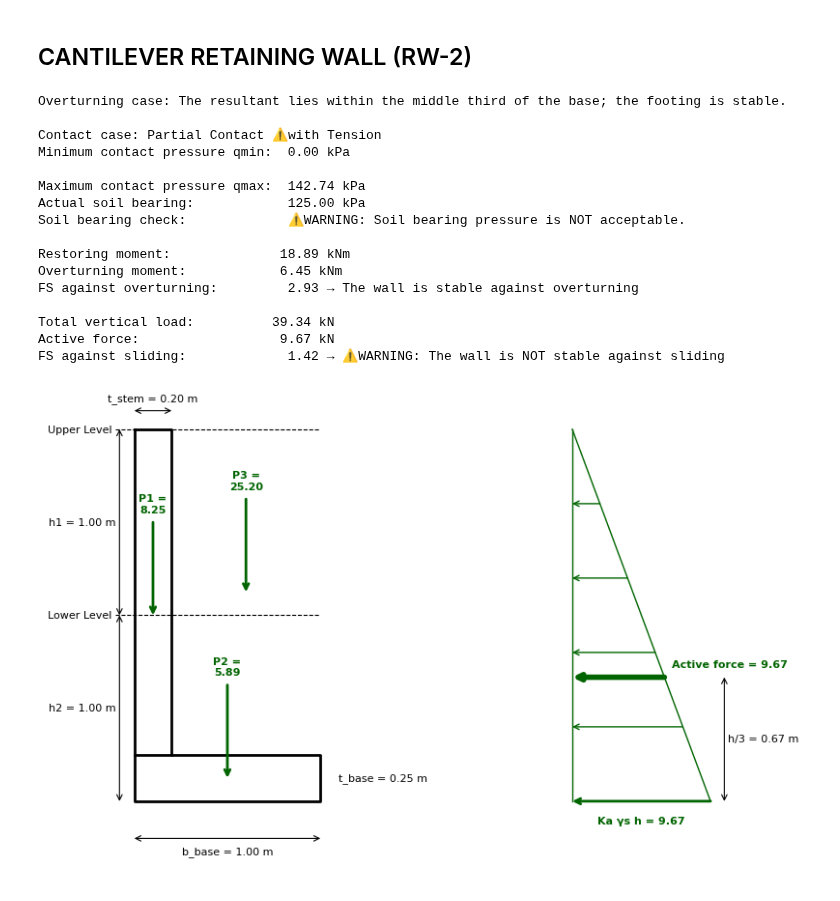
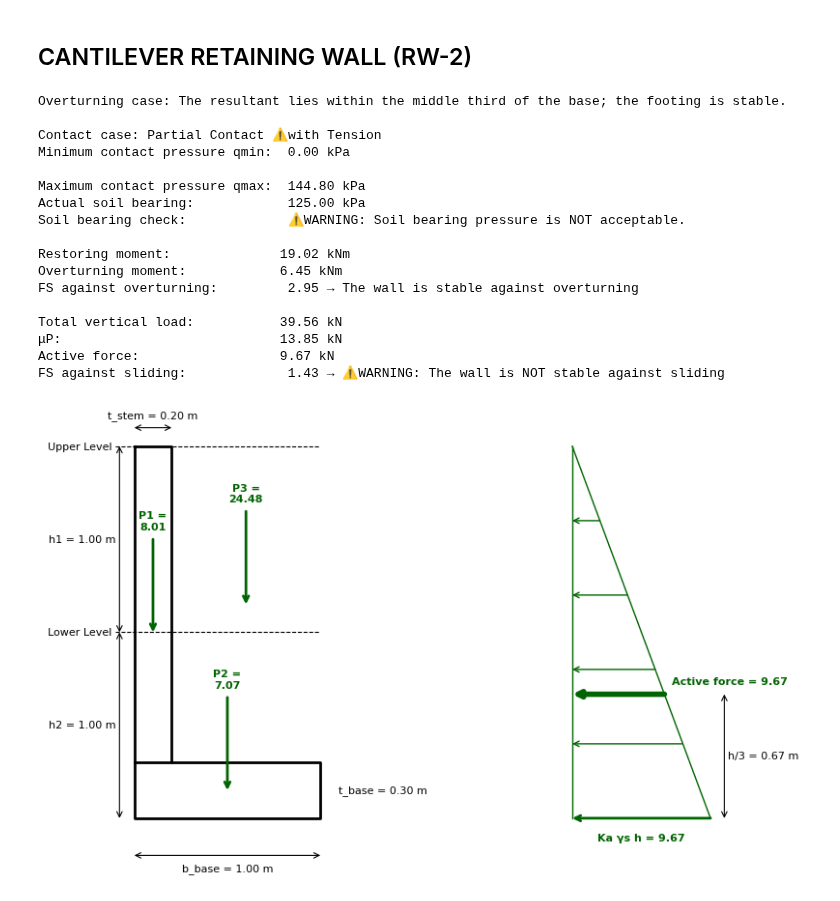
Before and after one commit to albertp16/concretedesignpy, a Jupyter notebook: to develop/Retaining Wall/retaining_wall.ipynb, the cells around one changed output. Cells and saved outputs as stored; diff of their text form; code cells hidden in the pictures.

```diff
--- a/to develop/Retaining Wall/retaining_wall.ipynb
+++ b/to develop/Retaining Wall/retaining_wall.ipynb
@@ -113,6 +113,7 @@ def plain_retaining_wall(soil_unit_weight,soil_friction_angle,soil_concrete_fric
 
     fs_overturning = total_restoring_moment / overturning_moment
     fs_sliding = (soil_concrete_friction_coefficient * total_vertical_load) / active_force
+    myu_p = soil_concrete_friction_coefficient * total_vertical_load
 
     fs_checking = evaluate_stability(max_pressure, min_pressure, soil_bearing, fs_overturning, fs_sliding)
 
@@ -278,7 +279,8 @@ def plain_retaining_wall(soil_unit_weight,soil_friction_angle,soil_concrete_fric
     print (f"Overturning moment:            {overturning_moment:.2f} kNm")
     print(f"FS against overturning:         {fs_overturning:.2f} → {fs_checking[1]}\n")
 
-    print (f"Total vertical load:          {total_vertical_load:.2f} kN")
+    print (f"Total vertical load:           {total_vertical_load:.2f} kN")
+    print (f"μP:                            {myu_p:.2f} kN")
     print (f"Active force:                  {active_force:.2f} kN")
     print(f"FS against sliding:             {fs_sliding:.2f} → {fs_checking[2]}")
 
@@ -434,6 +437,7 @@ def cantilever_retaining_wall(soil_unit_weight,soil_friction_angle,soil_concrete
 
     fs_overturning = total_restoring_moment / overturning_moment
     fs_sliding = (soil_concrete_friction_coefficient * total_vertical_load) / active_force
+    myu_p = soil_concrete_friction_coefficient * total_vertical_load
 
     fs_checking = evaluate_stability(max_pressure, min_pressure, soil_bearing, fs_overturning, fs_sliding)
 
@@ -582,7 +586,8 @@ def cantilever_retaining_wall(soil_unit_weight,soil_friction_angle,soil_concrete
     print (f"Overturning moment:            {overturning_moment:.2f} kNm")
     print(f"FS against overturning:         {fs_overturning:.2f} → {fs_checking[1]}\n")
 
-    print (f"Total vertical load:          {total_vertical_load:.2f} kN")
+    print (f"Total vertical load:           {total_vertical_load:.2f} kN")
+    print (f"μP:                            {myu_p:.2f} kN")
     print (f"Active force:                  {active_force:.2f} kN")
     print(f"FS against sliding:             {fs_sliding:.2f} → {fs_checking[2]}")
 
@@ -590,37 +595,38 @@ def cantilever_retaining_wall(soil_unit_weight,soil_friction_angle,soil_concrete
     plot_retaining_wall_and_pressure(h1, h2, t_stem, t_base, b_base,p1, p2, p3, active_force, max_horizontal_pressure)
 
 if __name__ == "__main__":
     # Soil and Concrete Data
     soil_unit_weight = 18                    # kN/m^3
     soil_friction_angle = 35.2               # degrees
     soil_concrete_friction_coefficient = 0.35 # https://www.supercivilcd.com/FRICTION.htm
     soil_bearing = 125                       # kPa
     concrete_unit_weight = 23.56             # kN/m^3
 
     # Geometry
     h1 = 1.0
     h2 = 1.0
     t_stem = 0.20
-    t_base = 0.25
+    t_base = 0.3
     b_base = 1.00
     b_heel = b_base - t_stem
 
     cantilever_retaining_wall(soil_unit_weight,soil_friction_angle,soil_concrete_friction_coefficient,soil_bearing,h1, h2,t_stem, t_base,b_base, b_heel)
 # %% [output]
 Overturning case: The resultant lies within the middle third of the base; the footing is stable.
 
 Contact case: Partial Contact ⚠️with Tension
 Minimum contact pressure qmin:  0.00 kPa
 
-Maximum contact pressure qmax:  142.74 kPa
+Maximum contact pressure qmax:  144.80 kPa
 Actual soil bearing:            125.00 kPa
 Soil bearing check:             ⚠️WARNING: Soil bearing pressure is NOT acceptable.
 
-Restoring moment:              18.89 kNm
+Restoring moment:              19.02 kNm
 Overturning moment:            6.45 kNm
-FS against overturning:         2.93 → The wall is stable against overturning
+FS against overturning:         2.95 → The wall is stable against overturning
 
-Total vertical load:          39.34 kN
+Total vertical load:           39.56 kN
+μP:                            13.85 kN
 Active force:                  9.67 kN
-FS against sliding:             1.42 → ⚠️WARNING: The wall is NOT stable against sliding
+FS against sliding:             1.43 → ⚠️WARNING: The wall is NOT stable against sliding
-[figure, old version]
+[figure, new version]
```
Also changed, not shown: parts of 1 cell of this notebook.
